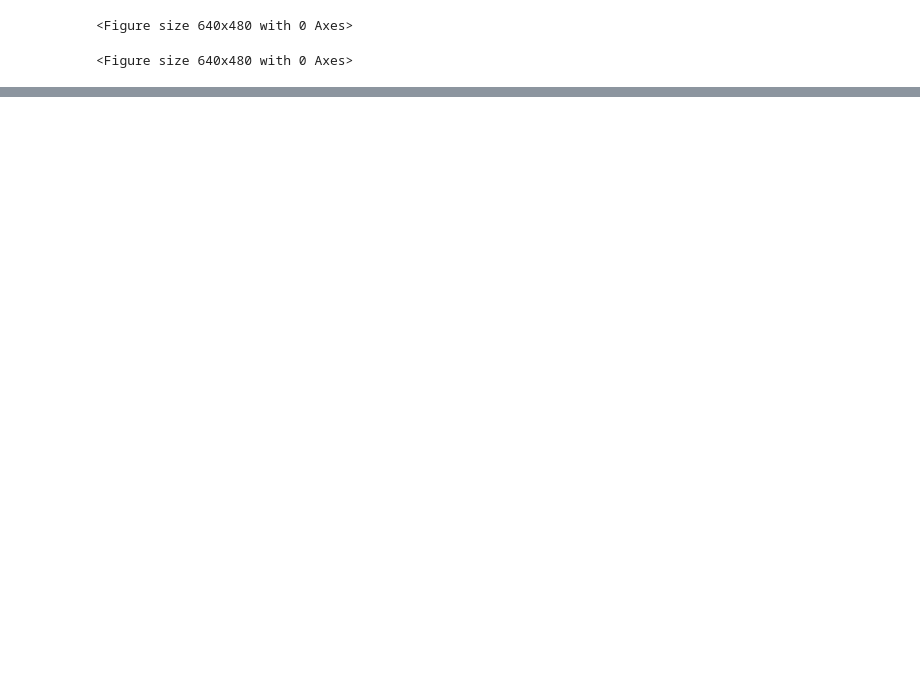
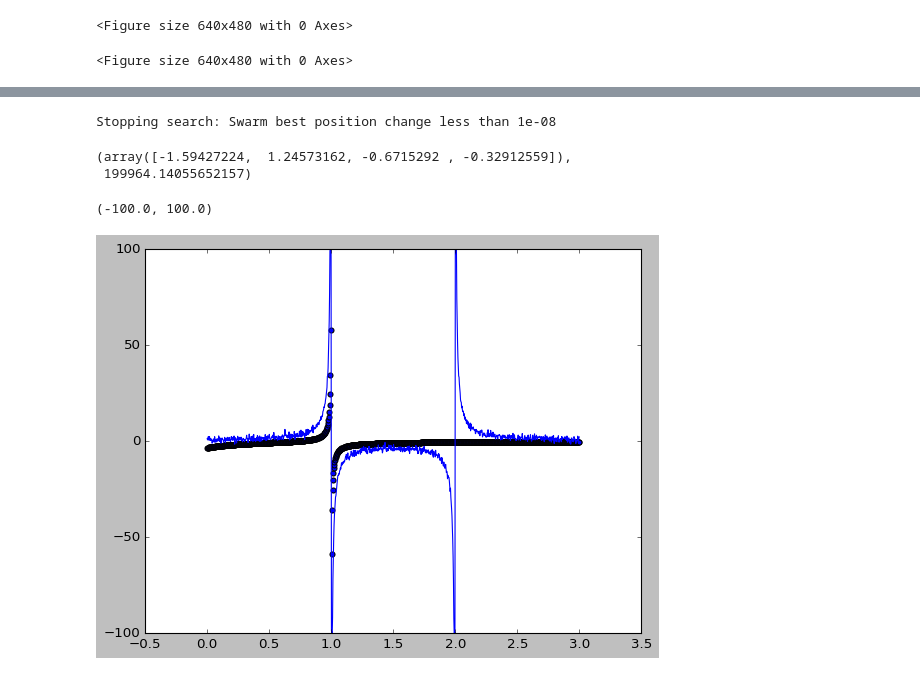
Before and after one commit to dmitry-grigorev/AlgoAnalysisDevelopment, a Jupyter notebook: Task4/task4notebook.ipynb, the cells around one changed output, grey strips where cells are left out. Cells and saved outputs as stored; diff of their text form; code cells hidden in the pictures; blank space fills up the shorter version.

```diff
--- a/Task4/task4notebook.ipynb
+++ b/Task4/task4notebook.ipynb
@@ -59,0 +27,10 @@ difevol(f, 3, 10)
+# %%
+def cost_function(a, b, c, d):
+    y_pred = (a*x+b)/(x**2+c*x+d)
+    return squares(y, y_pred) if -4 < a < 4 and\
+                                    -4 < b < 4 and\
+                                    -4 < c < 4 and\
+                                    -4 < d < 4 else np.infty
+
+def cost_function_v(theta):
+    return cost_function(theta[0], theta[1], theta[2], theta[3])
@@ -59,0 +68,14 @@ difevol(f, 3, 10)
+# %%
+ans = pyswarm.pso(cost_function_v, lb = [-4, -4, -4 ,-4], ub = [4, 4, 4, 4], maxiter=10000)
+ans
+# %% [output]
+Stopping search: Swarm best position change less than 1e-08
+(array([-1.59427224,  1.24573162, -0.6715292 , -0.32912559]),
+ 199964.14055652157)
+# %%
+plt.scatter(x, (ans[0][0]*x + ans[0][1])/(x*x+ans[0][2]*x+ans[0][3]))
+plt.plot(x, y)
+plt.ylim((-100, 100))
+# %% [output]
+(-100.0, 100.0)
+[figure, added]
```
Also changed, not shown: parts of 27 cells of this notebook, 6 other files.
